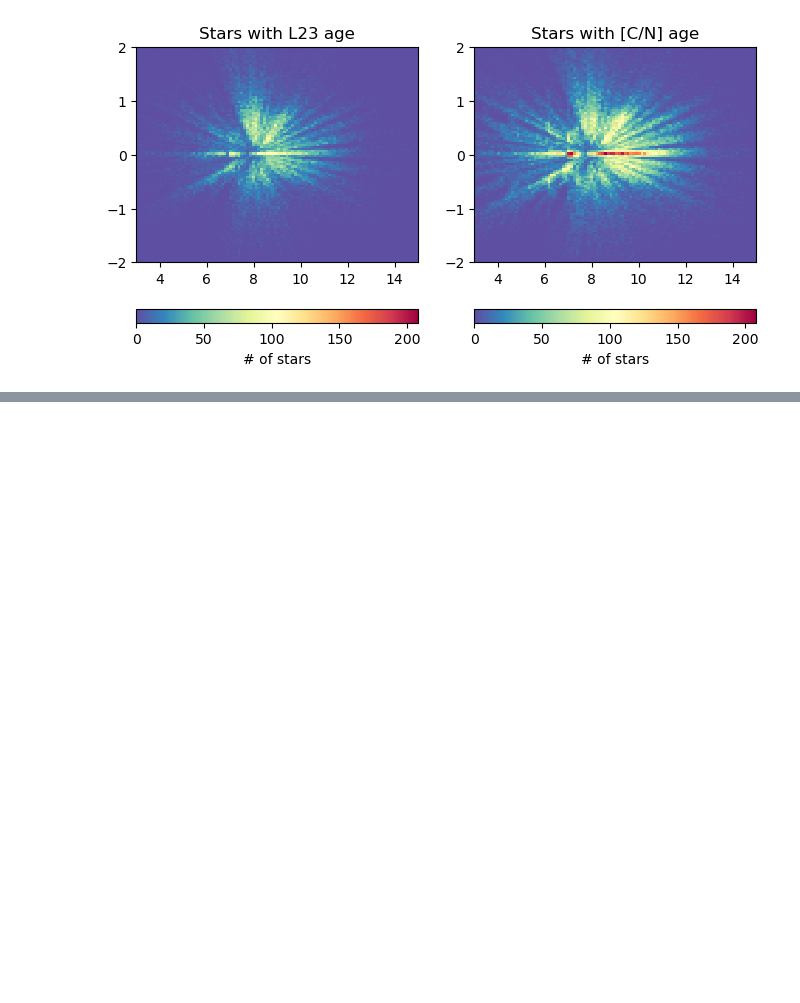
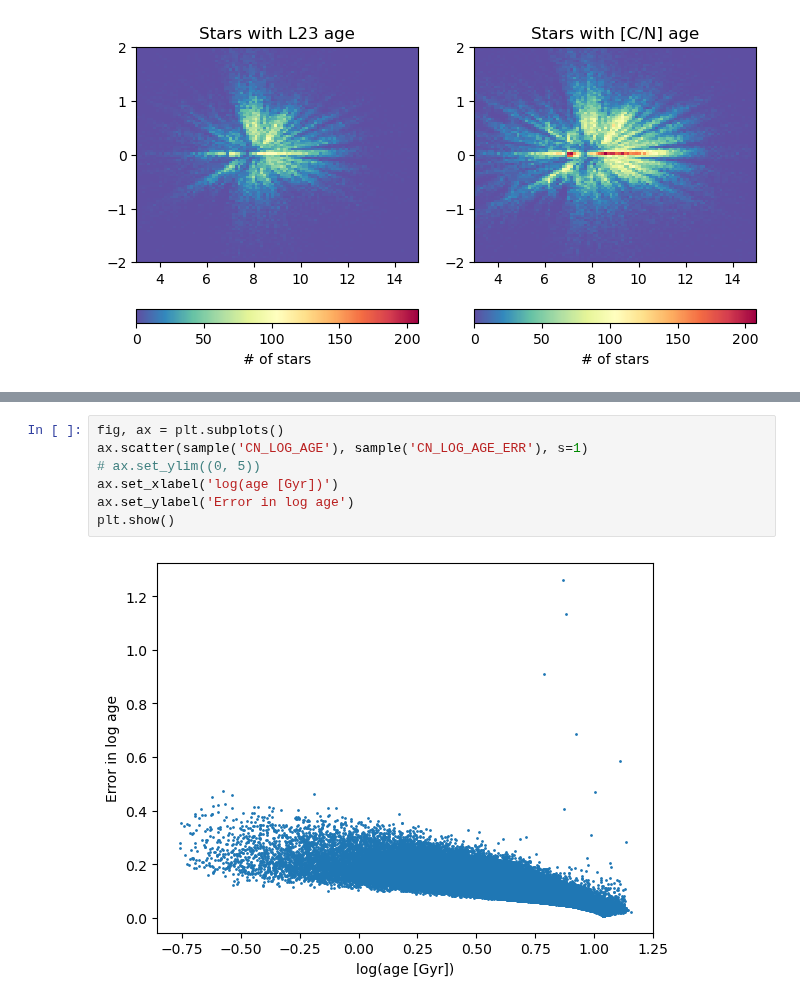
Before and after one commit to lodubay/twoinfall, a Jupyter notebook: src/scripts/ages.ipynb, the cells around one changed output, grey strips where cells are left out. Drawn from its saved outputs; the diff is of its cells as text; blank space fills up the shorter version.

```diff
--- a/src/scripts/ages.ipynb
+++ b/src/scripts/ages.ipynb
@@ -85,0 +97,9 @@ plt.show()
+# %%
+fig, ax = plt.subplots()
+ax.scatter(sample('CN_LOG_AGE'), sample('CN_LOG_AGE_ERR'), s=1)
+# ax.set_ylim((0, 5))
+ax.set_xlabel('log(age [Gyr])')
+ax.set_ylabel('Error in log age')
+plt.show()
+# %% [output]
+[figure, added]
```
Also changed, not shown: parts of 4 cells of this notebook, 2 other files.
